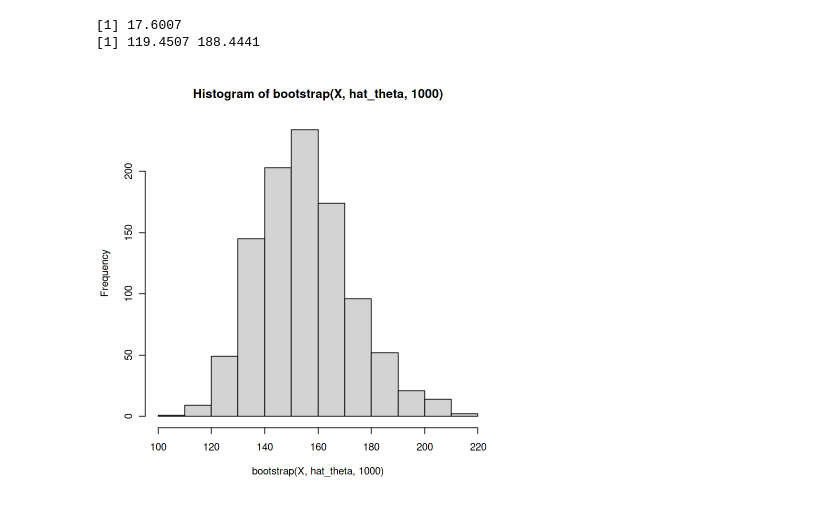
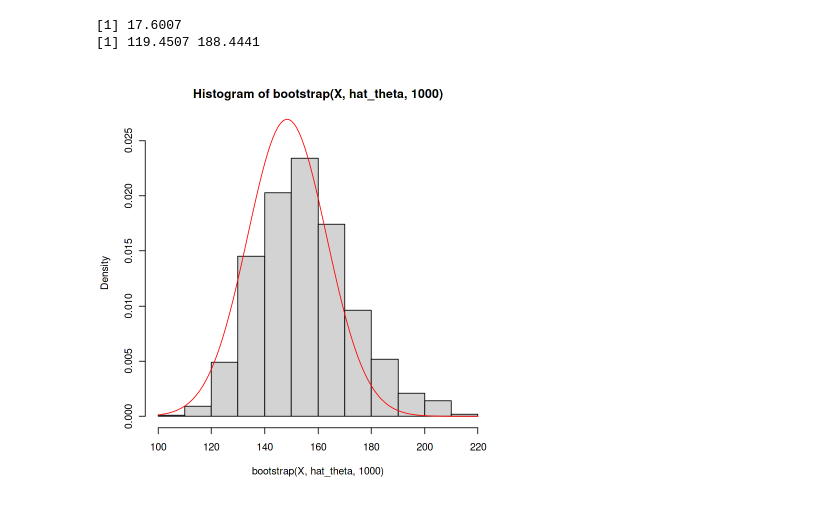
Before and after one commit to soy-esaul/All-of-statistics, a Jupyter notebook: bootstrap.ipynb, the cells around one changed output. Drawn from its saved outputs; the diff is of its cells as text; code cells hidden in the pictures.

Commit message:
Kaggle Notebook | Bootstrap | Version 6

```diff
--- a/bootstrap.ipynb
+++ b/bootstrap.ipynb
@@ -396,8 +396,13 @@ print(hat_interval)
 # %%
 # De nuevo la semilla para que sigan siendo los mismos valores del bootstrap
 set.seed(57)
 
-# Finalmente, el histograma.
-hist( bootstrap(X,hat_theta,1000) )
+x <- seq(100,220)
+y <- dnorm(x, exp(5), sqrt((exp(1/100)-1)*(exp(10-1/100))) )
+
+# Finalmente, la función de distribución verdadera de theta
+# y el histograma de los datos estimados
+hist( x = bootstrap(X,hat_theta,1000), freq=FALSE, ylim=c(0,0.026) )
+lines( x=x, y, col="red" )
 # %% [output]
-[figure, old version]
+[figure, new version]
```
Also changed, not shown: parts of 10 cells of this notebook.
